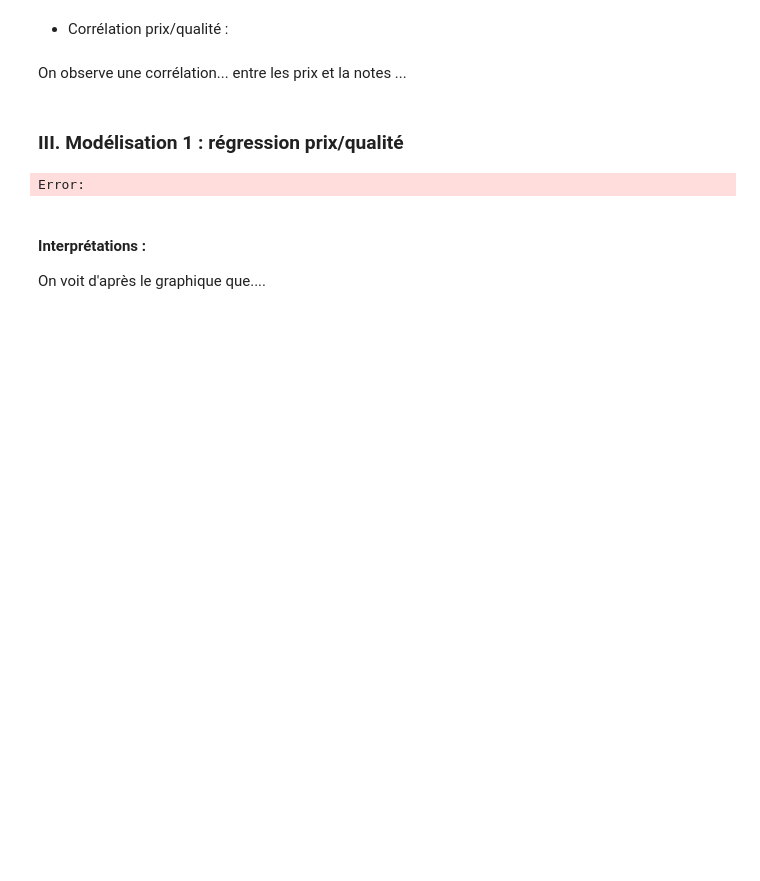
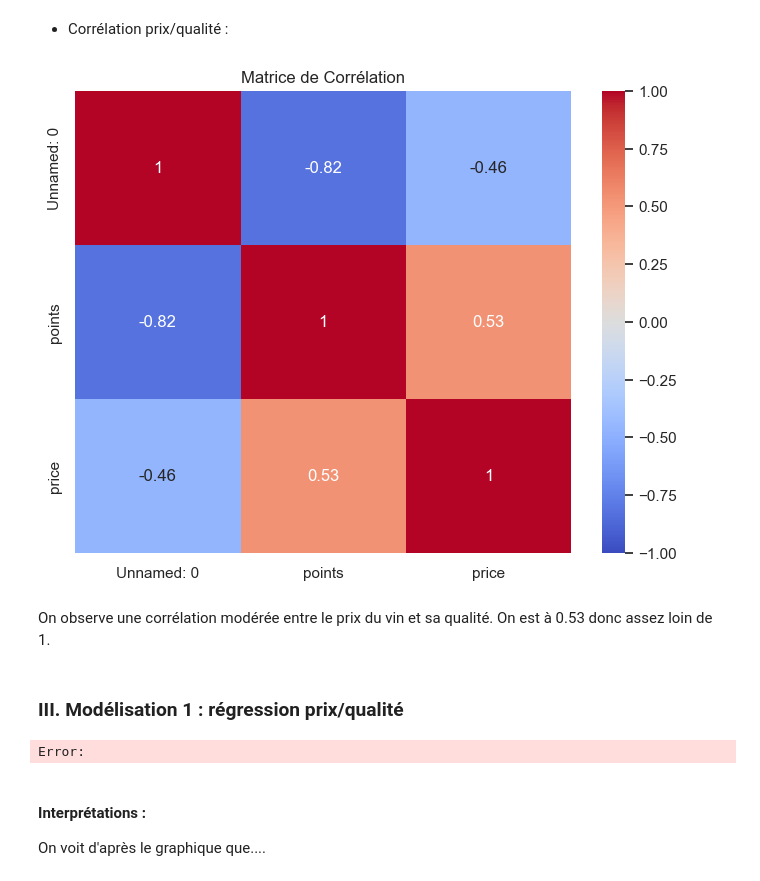
Before and after one commit to Tritri178/projet-data-2, a Jupyter notebook: notebook.ipynb, the cells around one changed output. Saved outputs shown, nothing was run; the diff lists cells and outputs as text; code cells hidden in the pictures; blank space fills up the shorter version.

```diff
--- a/notebook.ipynb
+++ b/notebook.ipynb
@@ -63,17 +66,19 @@ On remarque que ... pays possèdent les vins les + chers....
 # %%
 #code ia, à interpréter
 # Calcul de la corrélation
 # On ne garde que les colonnes numériques
-numeric_df = df.select_dtypes(include=['float64', 'int64'])
+numeric_df = fichier.select_dtypes(include=['float64', 'int64'])
 corr_matrix = numeric_df.corr()
 
 # Affichage de la Heatmap
 plt.figure(figsize=(8, 6))
 sns.heatmap(corr_matrix, annot=True, cmap='coolwarm', vmin=-1, vmax=1)
 plt.title('Matrice de Corrélation')
 plt.show()
+# %% [output]
+[figure, added]
 # %% [markdown]
-On observe une corrélation... entre les prix et la notes ...
+On observe une corrélation modérée entre le prix du vin et sa qualité. On est à 0.53 donc assez loin de 1.
 # %% [markdown]
 ### III. Modélisation 1 : régression prix/qualité
 # %%
```
Also changed, not shown: parts of 8 cells of this notebook.
